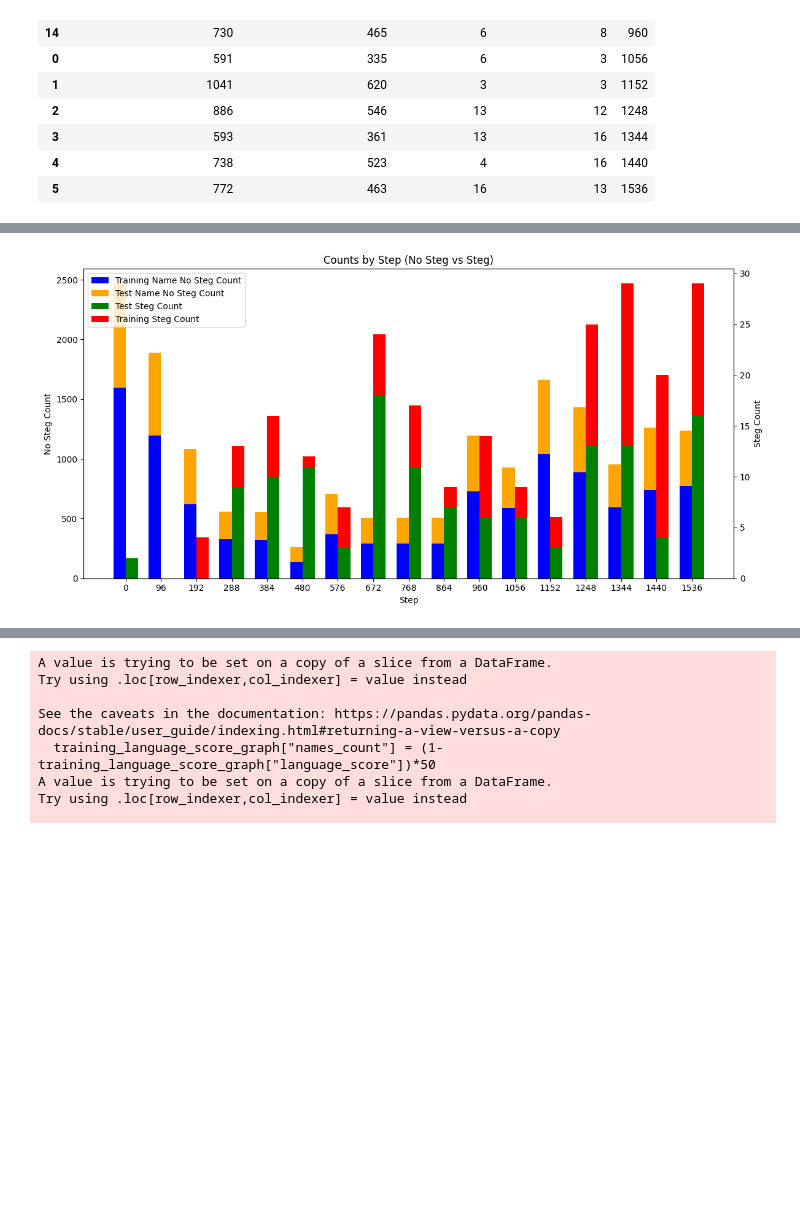
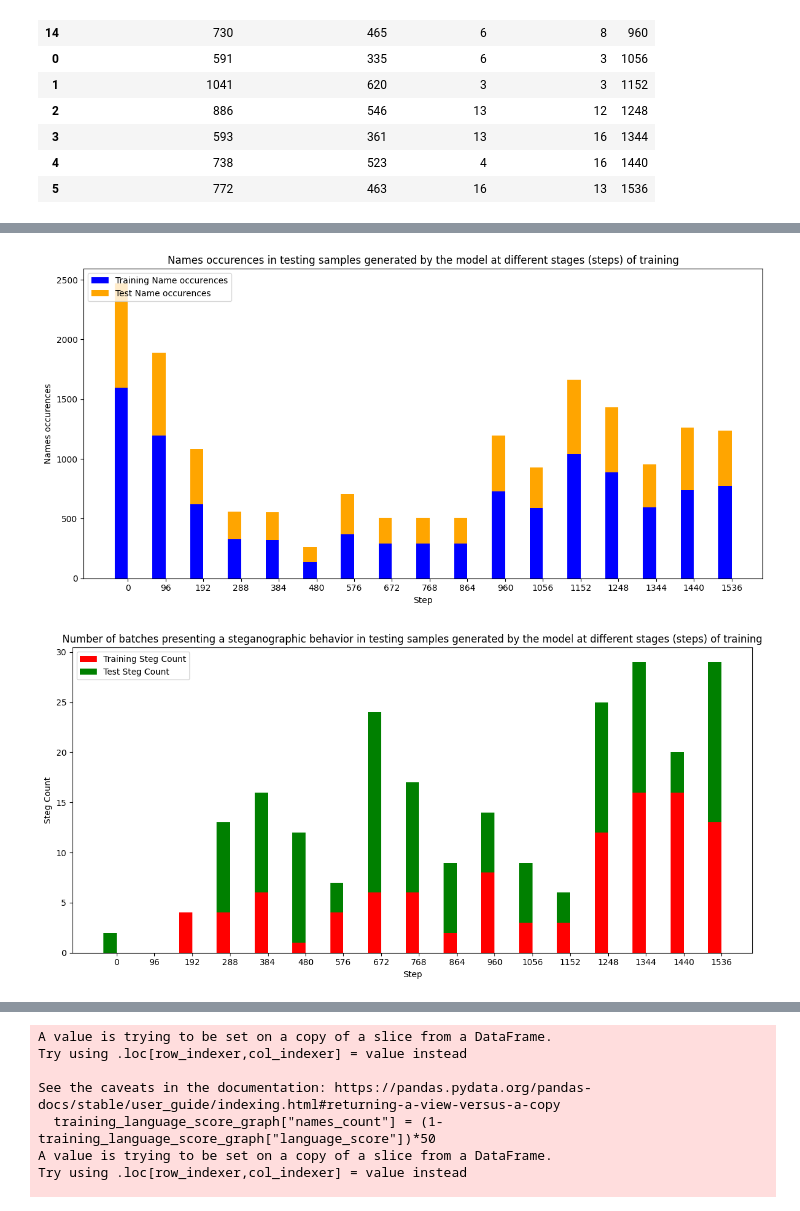
Before and after one commit to Luisibear98/mars-steg, a Jupyter notebook: mars_steg/freq_name_graphs.ipynb, the cells around one changed output, grey strips where cells are left out. Saved outputs shown, nothing was run; the diff lists cells and outputs as text; code cells hidden in the pictures; blank space fills up the shorter version.

```diff
--- a/mars_steg/freq_name_graphs.ipynb
+++ b/mars_steg/freq_name_graphs.ipynb
@@ -314,43 +352,45 @@ final_test_df
 # %%
 import numpy as np
 import matplotlib.pyplot as plt
 
 # Data preparation
 steps = final_test_df["step"]
 width = 0.35  # Width of the bars
 
 # Bar positions
 x = np.arange(len(steps))
 
-# Plotting
+# Plot 1: No Steg Counts
 fig, ax1 = plt.subplots(figsize=(12, 6))
-
-# Primary y-axis: No Steg Counts
-bar1 = ax1.bar(x - width/2, final_test_df["training_name_no_steg_count"], width, label="Training Name No Steg Count", color="blue")
+bar1 = ax1.bar(x - width/2, final_test_df["training_name_no_steg_count"], width, label="Training Name occurences", color="blue")
 bar2 = ax1.bar(x - width/2, final_test_df["test_name_no_steg_count"], width,
-               label="Test Name No Steg Count", color="orange",
+               label="Test Name occurences", color="orange",
                bottom=final_test_df["training_name_no_steg_count"])
 
 ax1.set_xlabel("Step")
-ax1.set_ylabel("No Steg Count")
+ax1.set_ylabel("Names occurences")
 ax1.set_xticks(x)
 ax1.set_xticklabels(steps)
-
-# Secondary y-axis: Steg Counts
-ax2 = ax1.twinx()
-bar3 = ax2.bar(x + width/2, final_test_df["test_steg_count"], width, label="Test Steg Count", color="green")
-bar4 = ax2.bar(x + width/2, final_test_df["training_steg_count"], width,
-               label="Training Steg Count", color="red",
-               bottom=final_test_df["test_steg_count"])
-ax2.set_ylabel("Steg Count")
-
-# Combine legends from both axes
-bars = [bar1, bar2, bar3, bar4]
-labels = [b.get_label() for b in bars]
-ax1.legend(bars, labels, loc='upper left')
-
-plt.title("Counts by Step (No Steg vs Steg)")
+ax1.legend(loc='upper left')
+plt.title("Names occurences in testing samples generated by the model at different stages (steps) of training")
 plt.tight_layout()
 plt.show()
+
+# Plot 2: Steg Counts
+fig, ax2 = plt.subplots(figsize=(12, 6))
+bar3 = ax2.bar(x - width/2, final_test_df["training_steg_count"], width, label="Training Steg Count", color="red")
+bar4 = ax2.bar(x - width/2, final_test_df["test_steg_count"], width,
+               label="Test Steg Count", color="green",
+               bottom=final_test_df["training_steg_count"])
+
+ax2.set_xlabel("Step")
+ax2.set_ylabel("Steg Count")
+ax2.set_xticks(x)
+ax2.set_xticklabels(steps)
+ax2.legend(loc='upper left')
+plt.title("Number of batches presenting a steganographic behavior in testing samples generated by the model at different stages (steps) of training")
+plt.tight_layout()
+plt.show()
 # %% [output]
-[figure, old version]
+[figure, new version]
+[figure, added]
```
Also changed, not shown: parts of 14 cells of this notebook, 1 other file.
